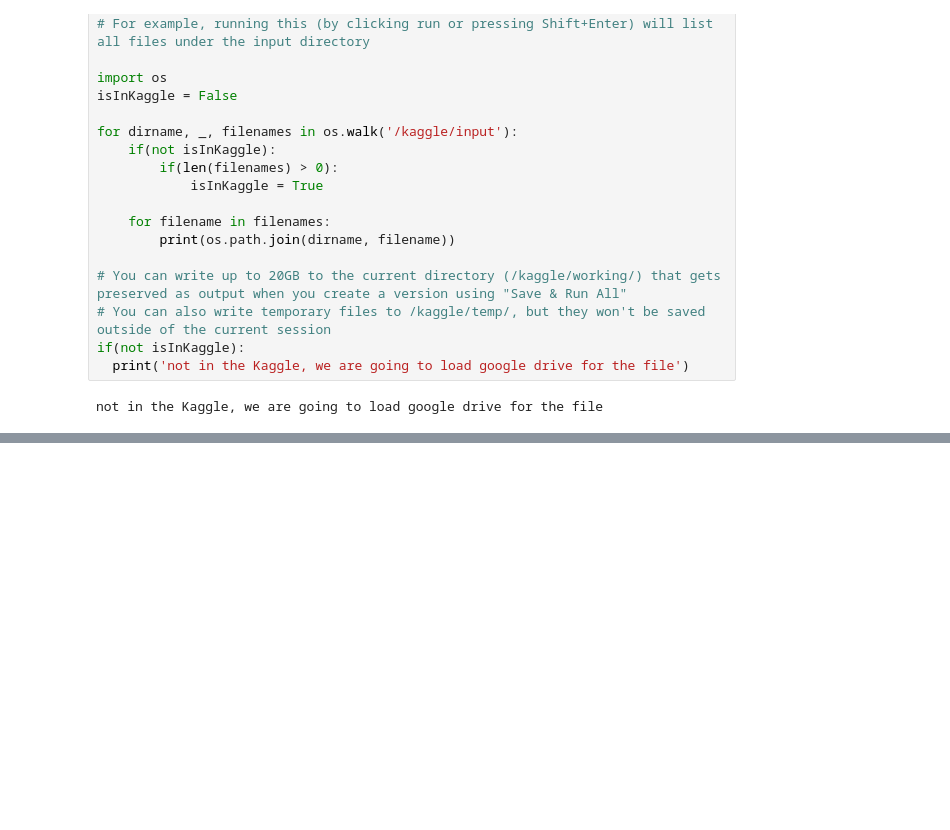
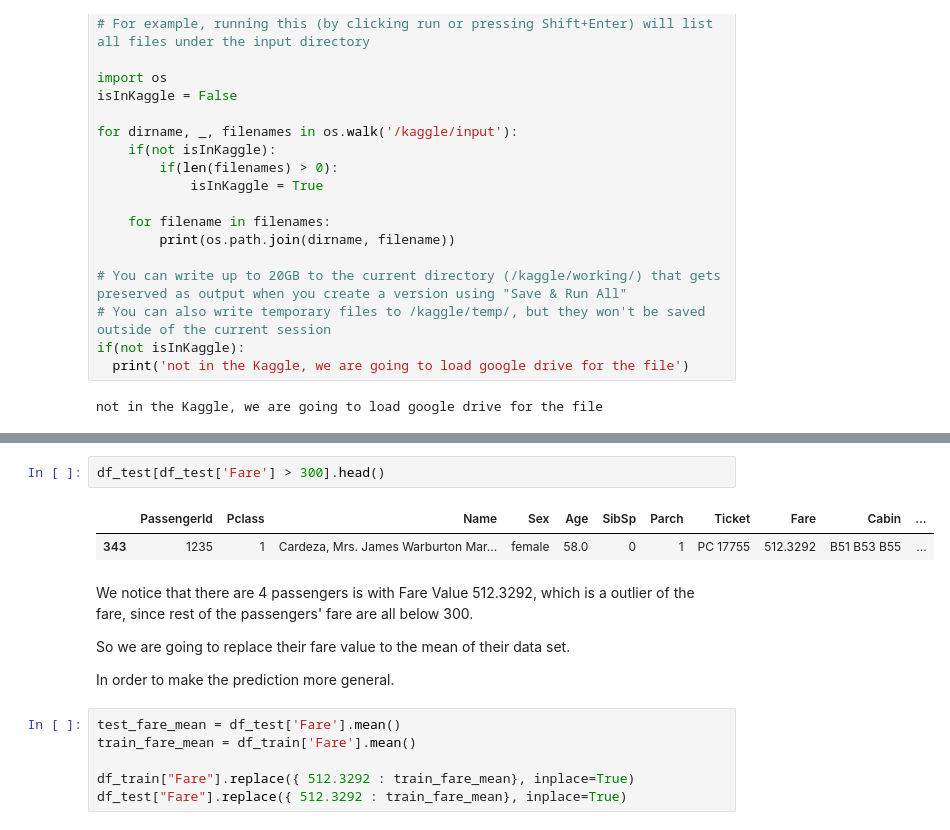
Before and after one commit to A01706648/TC3006C_Deliver, a Jupyter notebook: CleanData/CleanData.ipynb, the cells around one changed output, grey strips where cells are left out. Drawn from its saved outputs; the diff is of its cells as text; blank space fills up the shorter version.

Commit message:
Remove the outlier

```diff
--- a/CleanData/CleanData.ipynb
+++ b/CleanData/CleanData.ipynb
@@ -41,0 +143,17 @@ Mounted at /content/gdrive
+# %%
+df_test[df_test['Fare'] > 300].head()
+# %% [output]
+|  | PassengerId | Pclass | Name | Sex | Age | SibSp | Parch | Ticket | Fare | Cabin | ... |
+| 343 | 1235 | 1 | Cardeza, Mrs. James Warburton Mar... | female | 58.0 | 0 | 1 | PC 17755 | 512.3292 | B51 B53 B55 | ... |
+# %% [markdown]
+We notice that there are 4 passengers is with Fare Value 512.3292, which is a outlier of the fare, since rest of the passengers' fare are all below 300.
+
+So we are going to replace their fare value to the mean of their data set.
+
+In order to make the prediction more general.
+# %%
+test_fare_mean = df_test['Fare'].mean()
+train_fare_mean = df_train['Fare'].mean()
+
+df_train["Fare"].replace({ 512.3292 : train_fare_mean}, inplace=True)
+df_test["Fare"].replace({ 512.3292 : train_fare_mean}, inplace=True)
```
Also changed, not shown: parts of 12 cells of this notebook.
